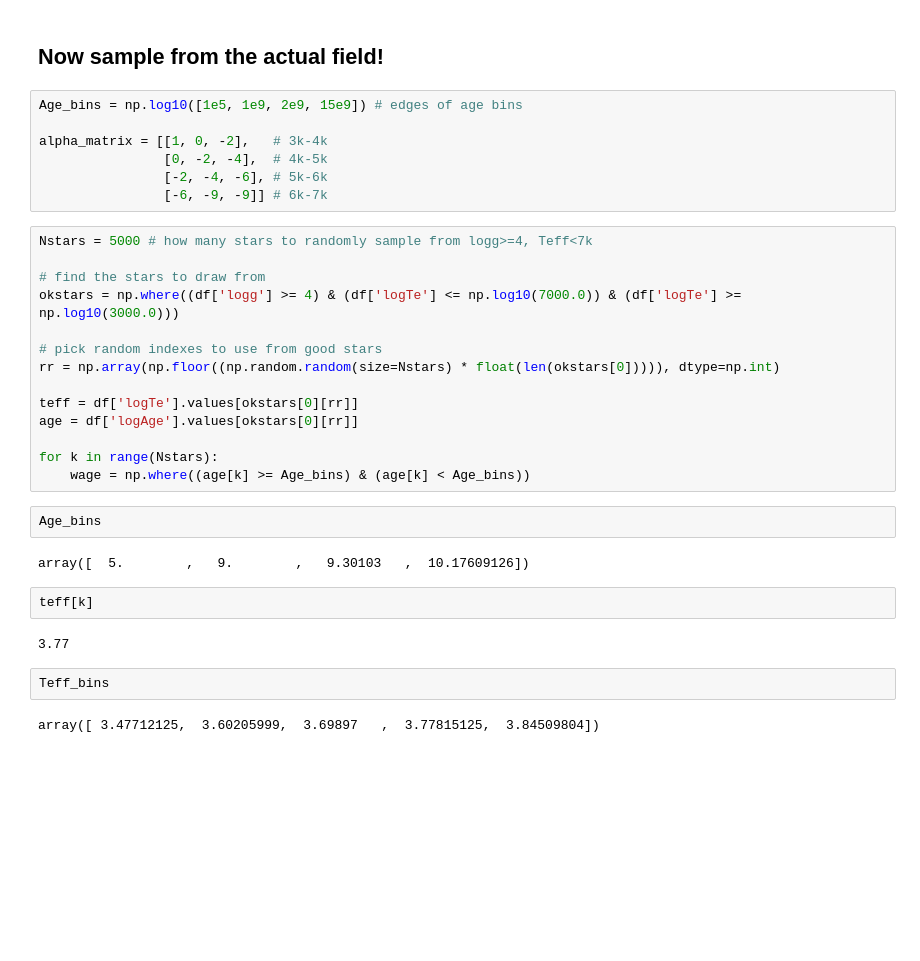
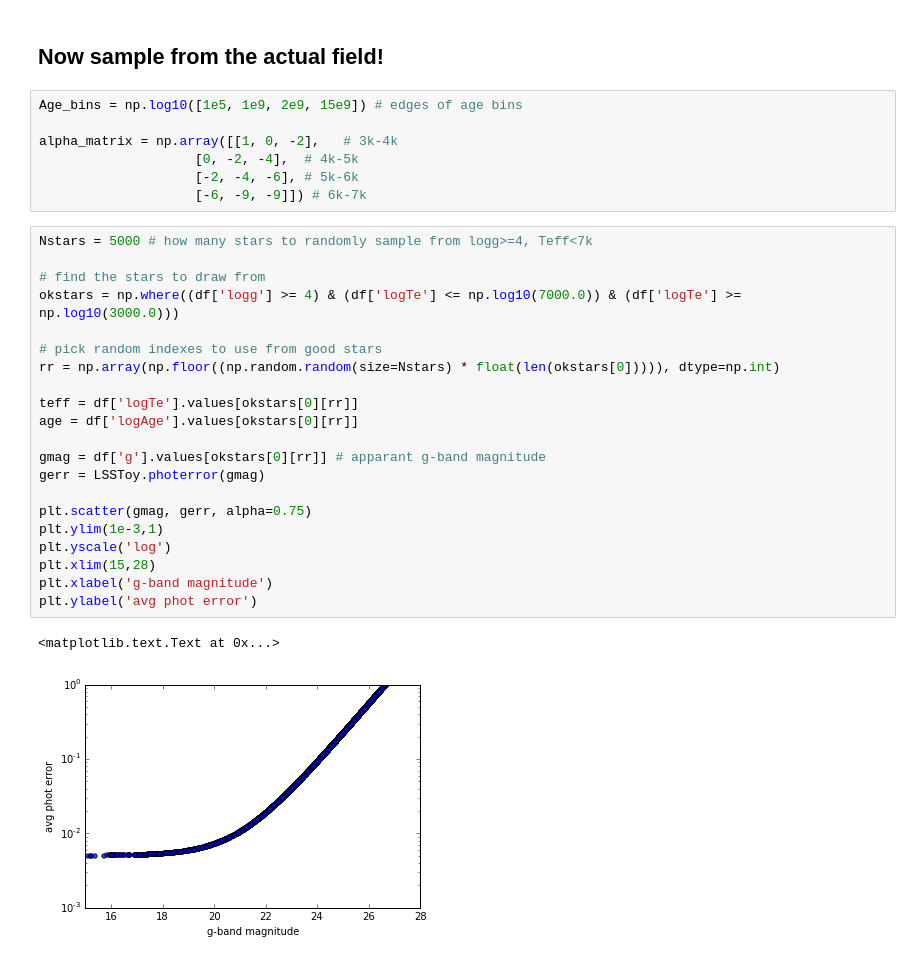
Before and after one commit to lsst-sims/MW-Flare, a Jupyter notebook: figures.ipynb, the cells around one changed output. Saved outputs shown, nothing was run; the diff lists cells and outputs as text; blank space fills up the shorter version.

```diff
--- a/figures.ipynb
+++ b/figures.ipynb
@@ -144,33 +146,31 @@ plt.xscale('log')
 # %%
 Age_bins = np.log10([1e5, 1e9, 2e9, 15e9]) # edges of age bins
 
-alpha_matrix = [[1, 0, -2],   # 3k-4k
-                [0, -2, -4],  # 4k-5k
-                [-2, -4, -6], # 5k-6k
-                [-6, -9, -9]] # 6k-7k
+alpha_matrix = np.array([[1, 0, -2],   # 3k-4k
+                    [0, -2, -4],  # 4k-5k
+                    [-2, -4, -6], # 5k-6k
+                    [-6, -9, -9]]) # 6k-7k
 # %%
 Nstars = 5000 # how many stars to randomly sample from logg>=4, Teff<7k
 
 # find the stars to draw from
 okstars = np.where((df['logg'] >= 4) & (df['logTe'] <= np.log10(7000.0)) & (df['logTe'] >= np.log10(3000.0)))
 
 # pick random indexes to use from good stars
 rr = np.array(np.floor((np.random.random(size=Nstars) * float(len(okstars[0])))), dtype=np.int)
 
 teff = df['logTe'].values[okstars[0][rr]]
 age = df['logAge'].values[okstars[0][rr]]
 
-for k in range(Nstars):
-    wage = np.where((age[k] >= Age_bins) & (age[k] < Age_bins))
+gmag = df['g'].values[okstars[0][rr]] # apparant g-band magnitude
+gerr = LSSToy.photerror(gmag)
+
+plt.scatter(gmag, gerr, alpha=0.75)
+plt.ylim(1e-3,1)
+plt.yscale('log')
+plt.xlim(15,28)
+plt.xlabel('g-band magnitude')
+plt.ylabel('avg phot error')
+# %% [output]
+<matplotlib.text.Text at 0x...>
+[figure, added]
-# %%
-Age_bins
-# %% [output]
-array([  5.        ,   9.        ,   9.30103   ,  10.17609126])
-# %%
-teff[k]
-# %% [output]
-3.77
-# %%
-Teff_bins
-# %% [output]
-array([ 3.47712125,  3.60205999,  3.69897   ,  3.77815125,  3.84509804])
```
Also changed, not shown: parts of 4 cells of this notebook, 1 other file.
